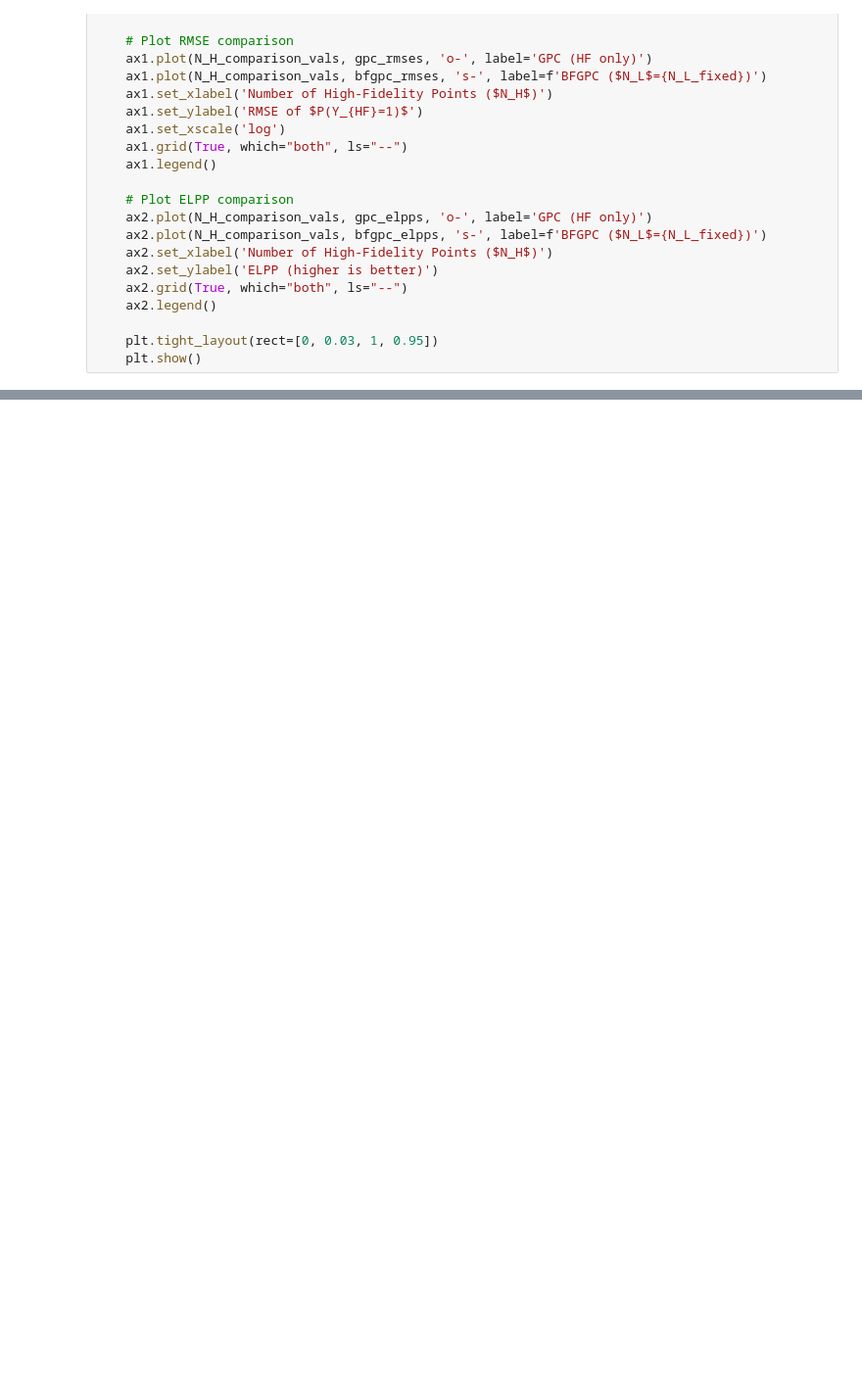
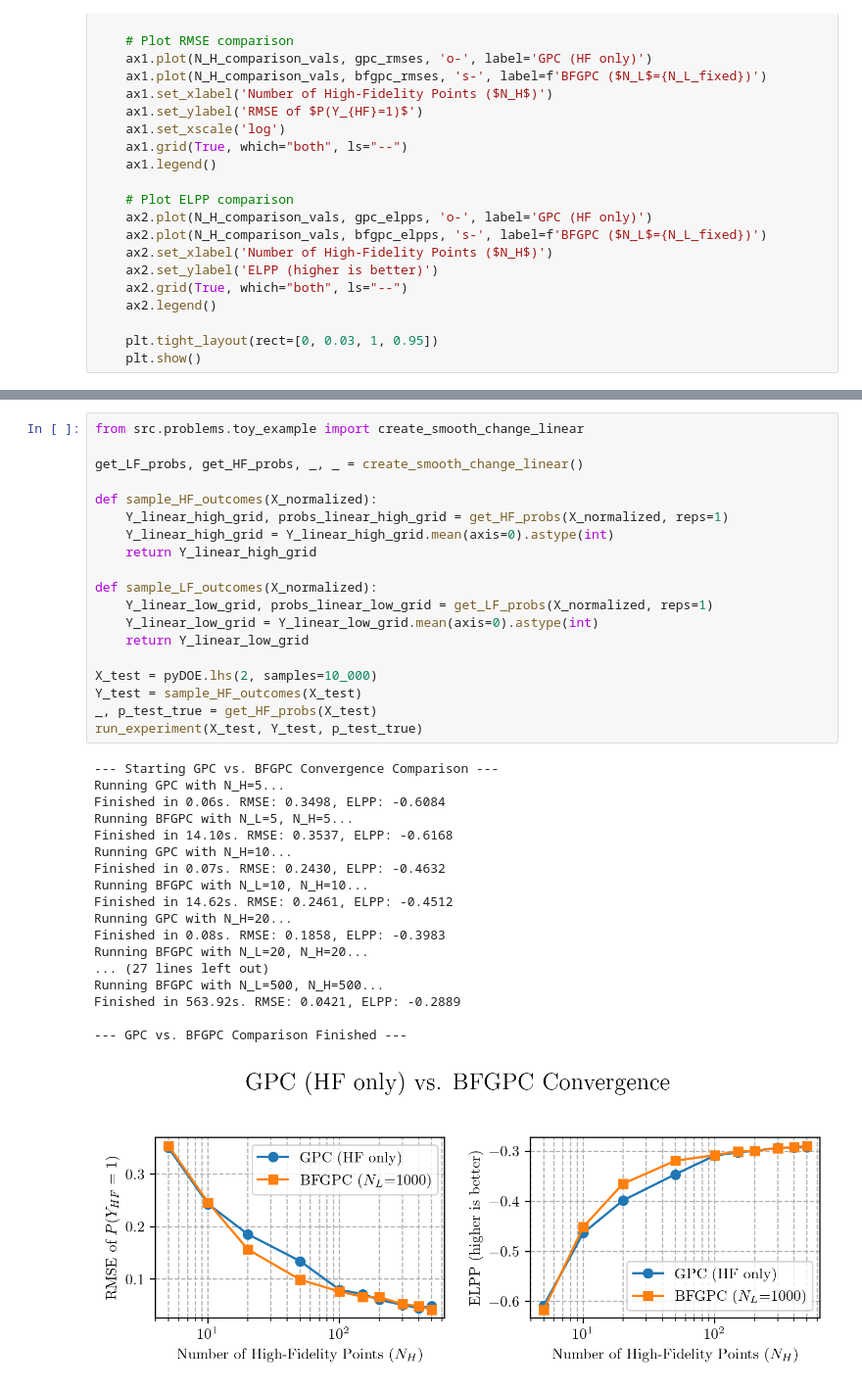
Before and after one commit to murraycutforth/psaap-active-learning, a Jupyter notebook: notebooks/gpc_error_vs_n_train.ipynb, the cells around one changed output, grey strips where cells are left out. Shown: that part at 98% size. Saved outputs shown, nothing was run; the diff lists cells and outputs as text; blank space fills up the shorter version.

```diff
--- a/notebooks/gpc_error_vs_n_train.ipynb
+++ b/notebooks/gpc_error_vs_n_train.ipynb
@@ -204,0 +187,38 @@ Finished in 116.63s. RMSE: 0.0694, ELPP: -0.2966
+# %%
+from src.problems.toy_example import create_smooth_change_linear
+
+get_LF_probs, get_HF_probs, _, _ = create_smooth_change_linear()
+
+def sample_HF_outcomes(X_normalized):
+    Y_linear_high_grid, probs_linear_high_grid = get_HF_probs(X_normalized, reps=1)
+    Y_linear_high_grid = Y_linear_high_grid.mean(axis=0).astype(int)
+    return Y_linear_high_grid
+
+def sample_LF_outcomes(X_normalized):
+    Y_linear_low_grid, probs_linear_low_grid = get_LF_probs(X_normalized, reps=1)
+    Y_linear_low_grid = Y_linear_low_grid.mean(axis=0).astype(int)
+    return Y_linear_low_grid
+
+X_test = pyDOE.lhs(2, samples=10_000)
+Y_test = sample_HF_outcomes(X_test)
+_, p_test_true = get_HF_probs(X_test)
+run_experiment(X_test, Y_test, p_test_true)
+# %% [output]
+--- Starting GPC vs. BFGPC Convergence Comparison ---
+Running GPC with N_H=5...
+Finished in 0.06s. RMSE: 0.3498, ELPP: -0.6084
+Running BFGPC with N_L=5, N_H=5...
+Finished in 14.10s. RMSE: 0.3537, ELPP: -0.6168
+Running GPC with N_H=10...
+Finished in 0.07s. RMSE: 0.2430, ELPP: -0.4632
+Running BFGPC with N_L=10, N_H=10...
+Finished in 14.62s. RMSE: 0.2461, ELPP: -0.4512
+Running GPC with N_H=20...
+Finished in 0.08s. RMSE: 0.1858, ELPP: -0.3983
+Running BFGPC with N_L=20, N_H=20...
+... (27 lines left out)
+Running BFGPC with N_L=500, N_H=500...
+Finished in 563.92s. RMSE: 0.0421, ELPP: -0.2889
+
+--- GPC vs. BFGPC Comparison Finished ---
+[figure, added]
```
Also changed, not shown: parts of 3 cells of this notebook, 3 other files.
